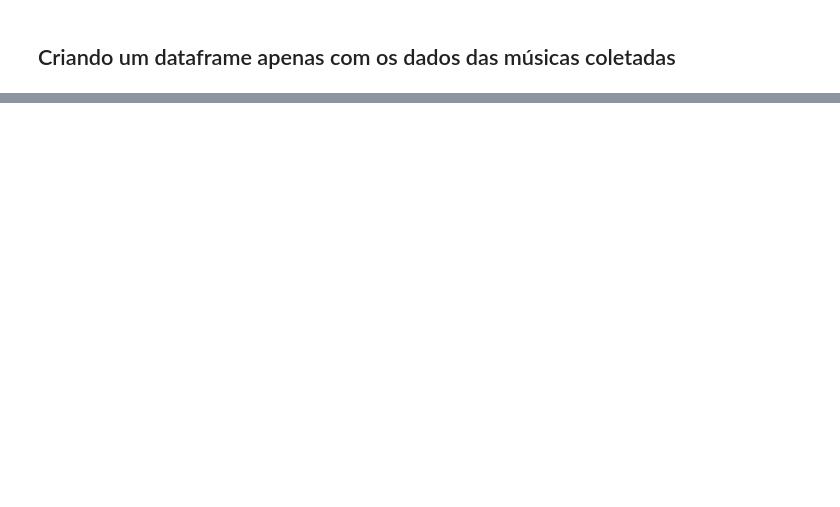
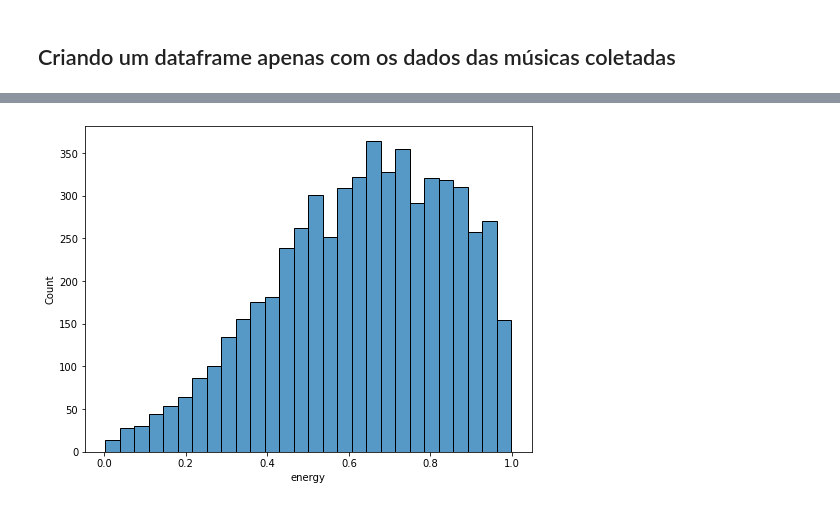
Before and after one commit to julianyraiol/analysis-music-data-pipeline, a Jupyter notebook: notebook/spotipy.ipynb, the cells around one changed output, grey strips where cells are left out. Cells and saved outputs as stored; diff of their text form; code cells hidden in the pictures; blank space fills up the shorter version.

```diff
--- a/notebook/spotipy.ipynb
+++ b/notebook/spotipy.ipynb
@@ -149,0 +231,9 @@ df.groupby("artist").size().reset_index(name='count').sort_values(["count"], asc
+# %%
+plt.subplots(figsize=(8, 6))
+
+sns.set_color_codes("pastel")
+sns.histplot(data=df, x="energy")
+
+plt.show()
+# %% [output]
+[figure, added]
```
Also changed, not shown: parts of 10 cells of this notebook, 1 other file.
